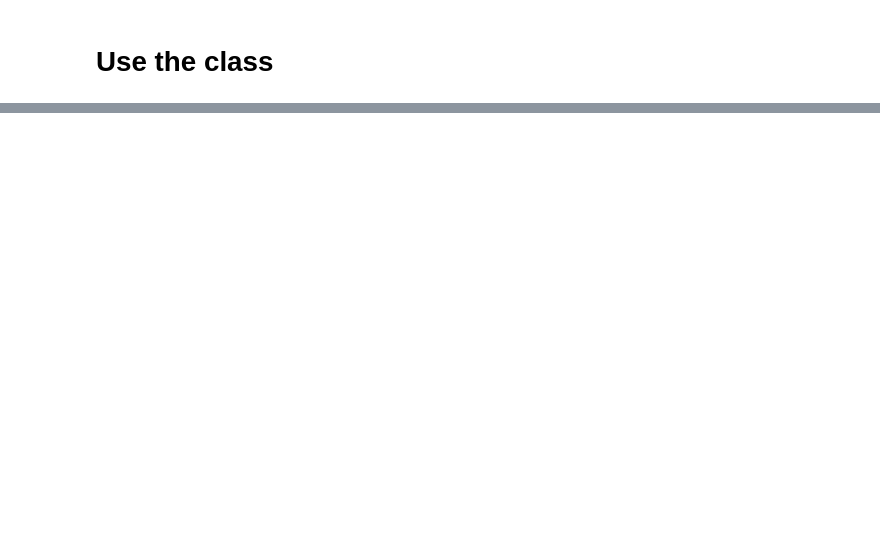
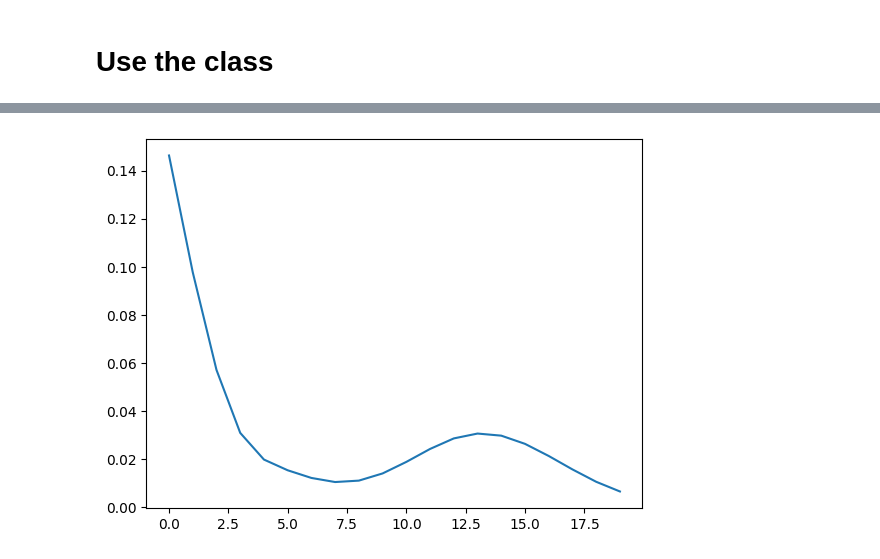
Before and after one commit to filorazi/Dim_red_SWAP, a Jupyter notebook: test.ipynb, the cells around one changed output, grey strips where cells are left out. Saved outputs shown, nothing was run; the diff lists cells and outputs as text; code cells hidden in the pictures; blank space fills up the shorter version.

```diff
--- a/test.ipynb
+++ b/test.ipynb
@@ -37,0 +38,4 @@ Epoch 9: Loss = 0.0208652960271604846
+# %%
+ae.plot_loss()
+# %% [output]
+[figure, added]
```
Also changed, not shown: parts of 6 cells of this notebook, 2 other files.
